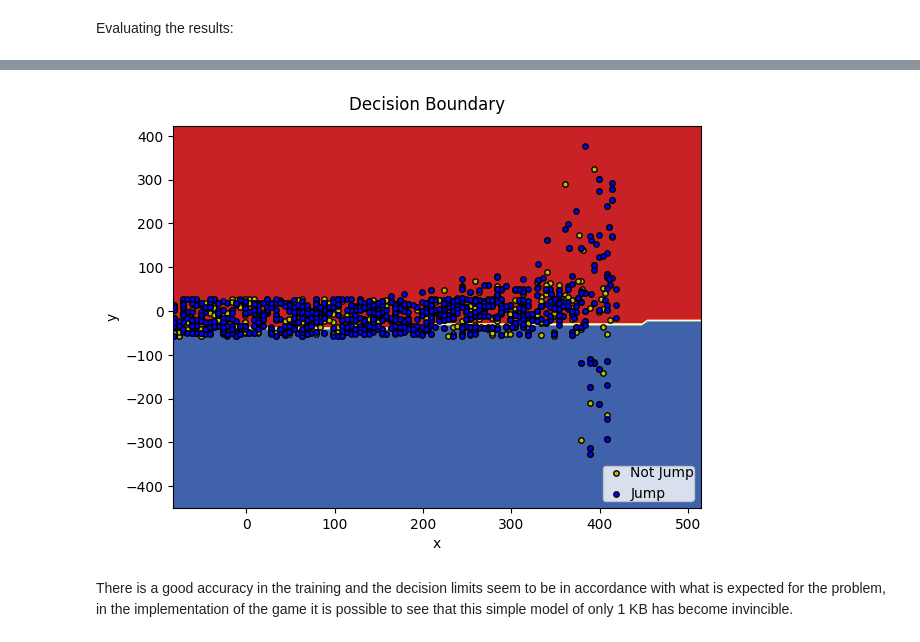
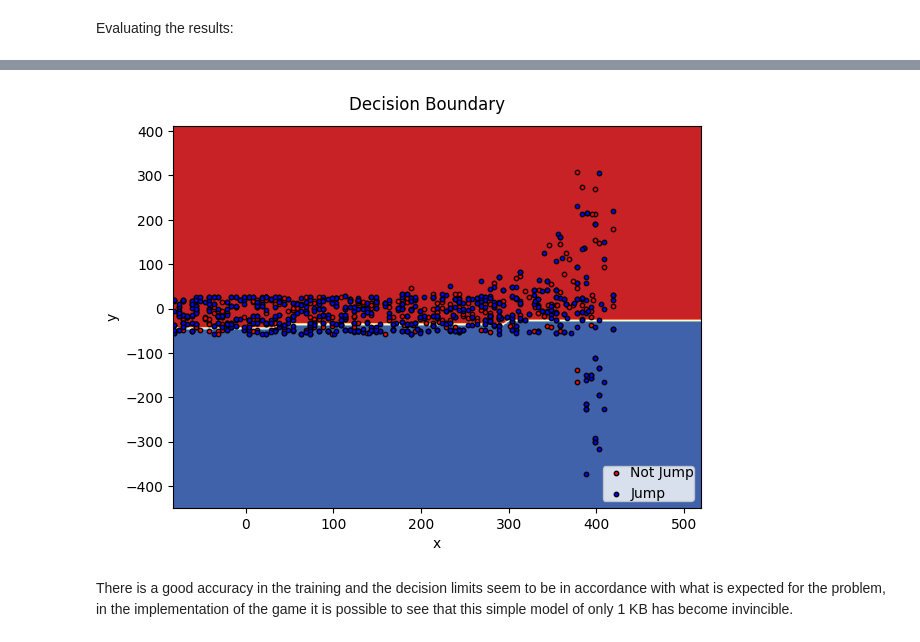
Before and after one commit to filipemedeiross/solving_flappy_bird, a Jupyter notebook: notebooks/intelligent_agent.ipynb, the cells around one changed output, grey strips where cells are left out. Cells and saved outputs as stored; diff of their text form; code cells hidden in the pictures.

```diff
--- a/notebooks/intelligent_agent.ipynb
+++ b/notebooks/intelligent_agent.ipynb
@@ -147,39 +147,39 @@ weighted avg       0.87      0.87      0.87     23314
 # %%
 n_classes = 2
-plot_colors = 'yb'
-n_points = 1500
+plot_colors = 'rb'
+n_points = 1000
 
 # Displaying the bounding region
 ax = plt.subplot(1, 1, 1)
 plt.tight_layout(h_pad=0.5, w_pad=0.5, pad=2.5)
 DecisionBoundaryDisplay.from_estimator(
     log_reg,
     X_train,
     cmap=plt.cm.RdYlBu,
     response_method='predict',
     ax=ax,
     xlabel='x',
     ylabel='y'
 )
 
 # Displaying some points of the data
 for i, color in zip(range(n_classes), plot_colors):
     idx = np.where(y.sample(n=n_points) == i)
 
     plt.scatter(
         X.iloc[idx[0], 0],
         X.iloc[idx[0], 1],
         c=color,
         label='Jump' if i else 'Not Jump',
         edgecolor='black',
-        s=15
+        s=10
     )
 
 plt.suptitle('Decision Boundary')
 plt.legend(loc='lower right', borderpad=0, handletextpad=0)
 _ = plt.axis('tight')
 # %% [output]
-[figure, old version]
+[figure, new version]
 # %% [markdown]
 There is a good accuracy in the training and the decision limits seem to be in accordance with what is expected for the problem, in the implementation of the game it is possible to see that this simple model of only 1 KB has become invincible.
 # %% [markdown]
```
Also changed, not shown: parts of 26 cells of this notebook, 3 other files.
